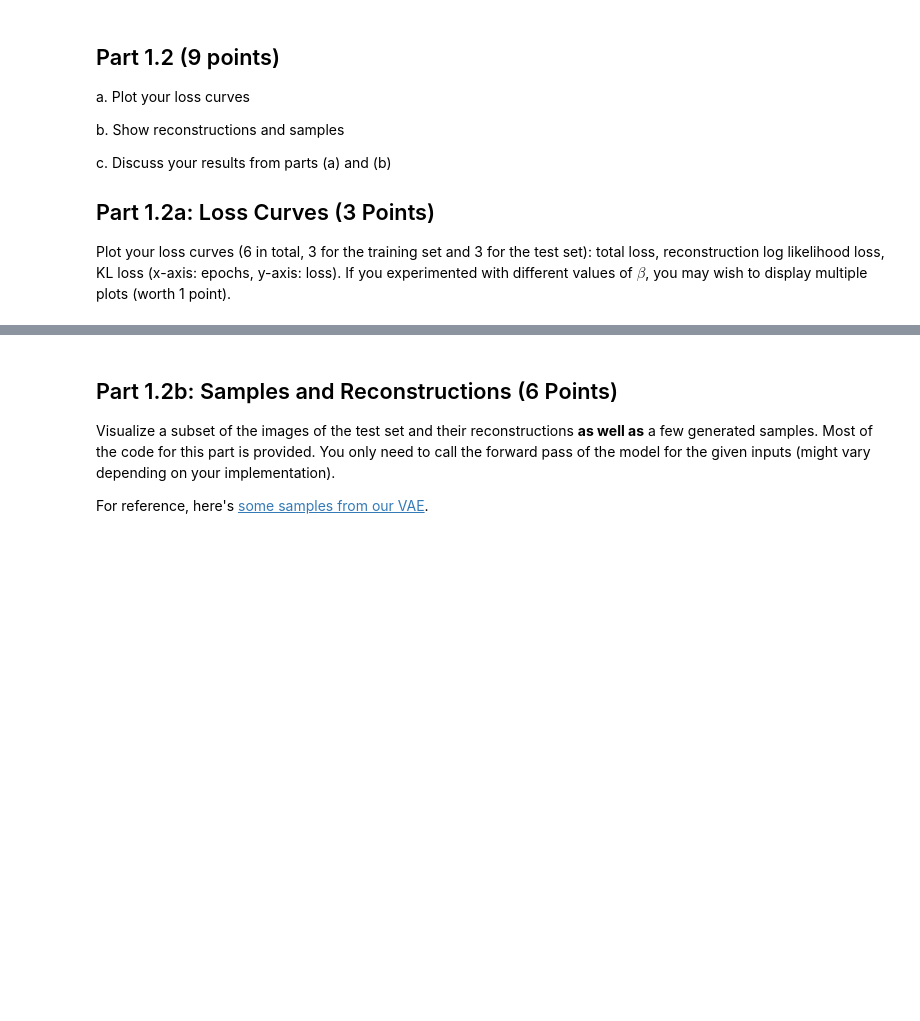
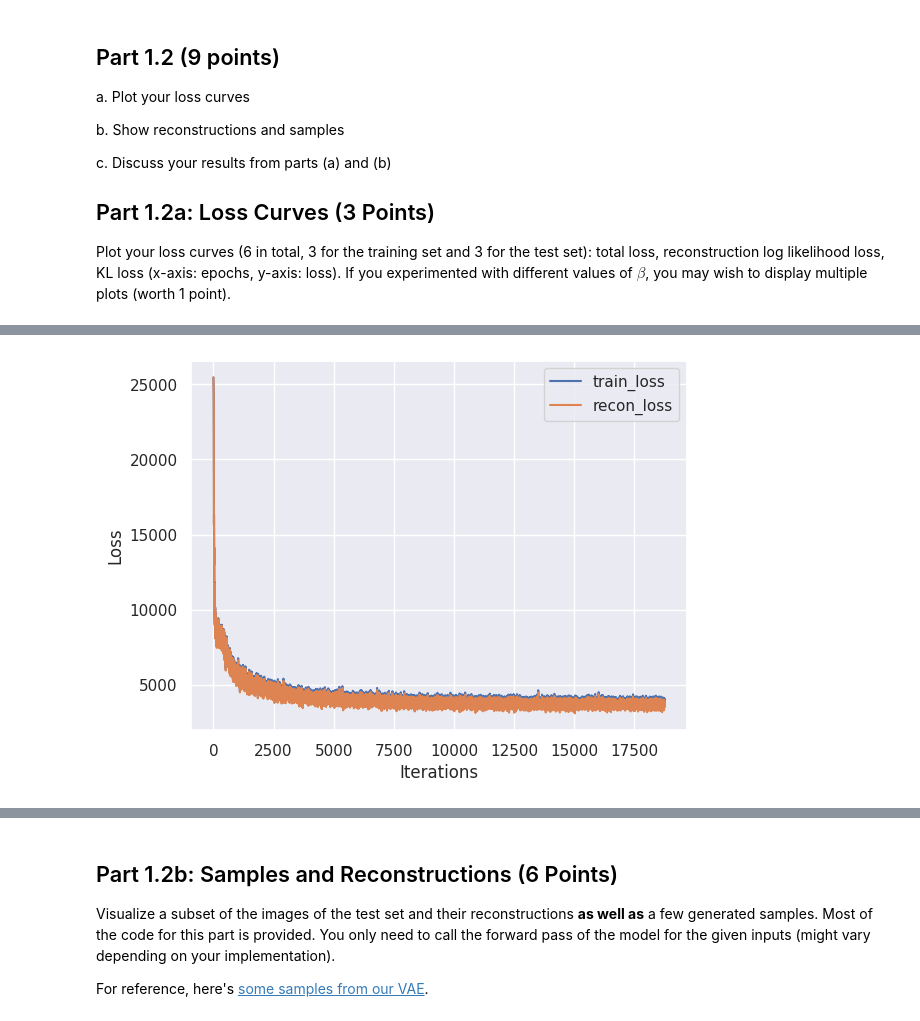
Before and after one commit to LordLean/dl_cw2_2022, a Jupyter notebook: dl_cw2_2022.ipynb, the cells around one changed output, grey strips where cells are left out. Cells and saved outputs as stored; diff of their text form; code cells hidden in the pictures; blank space fills up the shorter version.

```diff
--- a/dl_cw2_2022.ipynb
+++ b/dl_cw2_2022.ipynb
@@ -385,0 +631,6 @@ Plot your loss curves (6 in total, 3 for the training set and 3 for the test set
+# %%
+loss_list = [losses["iter"]["loss"], losses["iter"]["recon_loss"]]
+names = ["train_loss", "recon_loss"]
+plot_performance(loss_list, names, "Loss", "Iterations")
+# %% [output]
+[figure, added]
```
Also changed, not shown: parts of 26 cells of this notebook.
